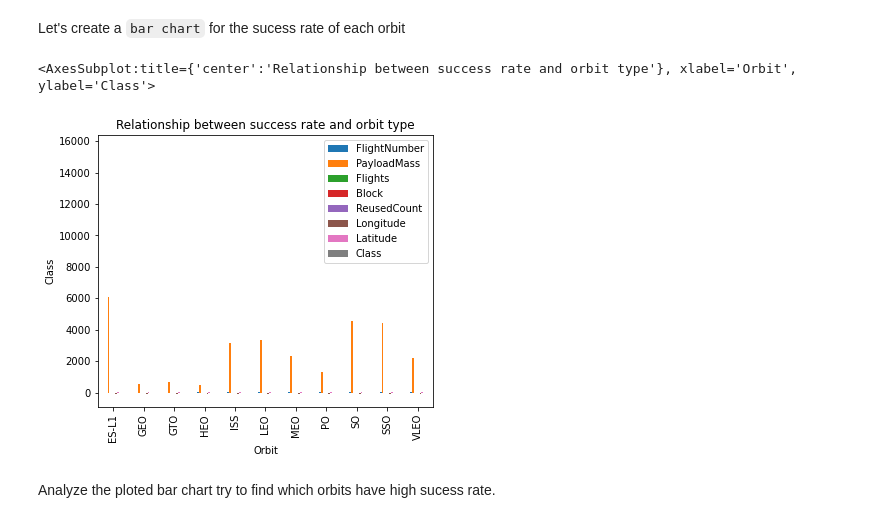
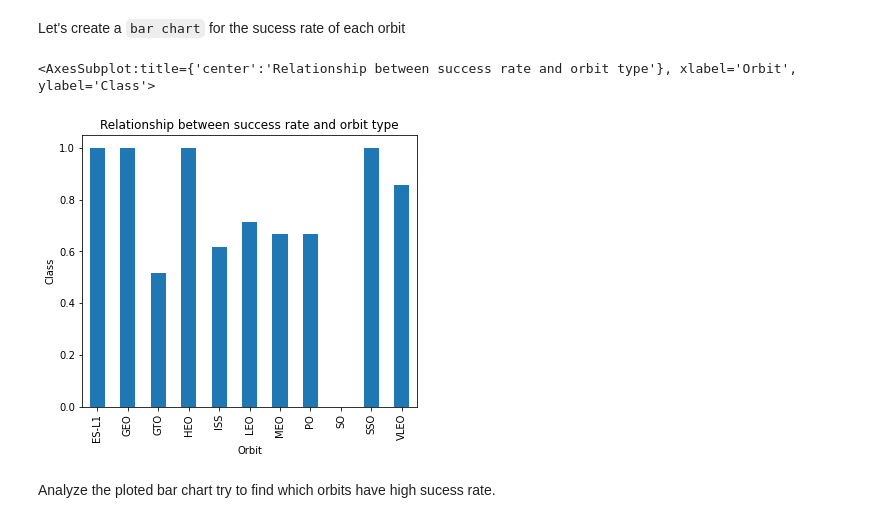
Before and after one commit to shereekidson/edxcapstonerepo, a Jupyter notebook: jupyter-labs-eda-dataviz.ipynb, the cells around one changed output. Cells and saved outputs as stored; diff of their text form; code cells hidden in the pictures.

```diff
--- a/jupyter-labs-eda-dataviz.ipynb
+++ b/jupyter-labs-eda-dataviz.ipynb
@@ -114,14 +114,14 @@ Next, we want to visually check if there are any relationship between success ra
 Let's create a `bar chart` for the sucess rate of each orbit
 # %%
 # HINT use groupby method on Orbit column and get the mean of Class column
-df.plot(kind='bar', figsize=(10, 6))
+
 dfg = df.groupby(['Orbit'])['Class'].mean()
 
 dfg.plot(kind='bar', title='Relationship between success rate and orbit type', ylabel='Class',
          xlabel='Orbit', figsize=(6, 5))
 # %% [output]
 <AxesSubplot:title={'center':'Relationship between success rate and orbit type'}, xlabel='Orbit', ylabel='Class'>
-[figure, old version]
+[figure, new version]
 # %% [markdown]
 Analyze the ploted bar chart try to find which orbits have high sucess rate.
 # %% [markdown]
```
Also changed, not shown: parts of 3 cells of this notebook.
